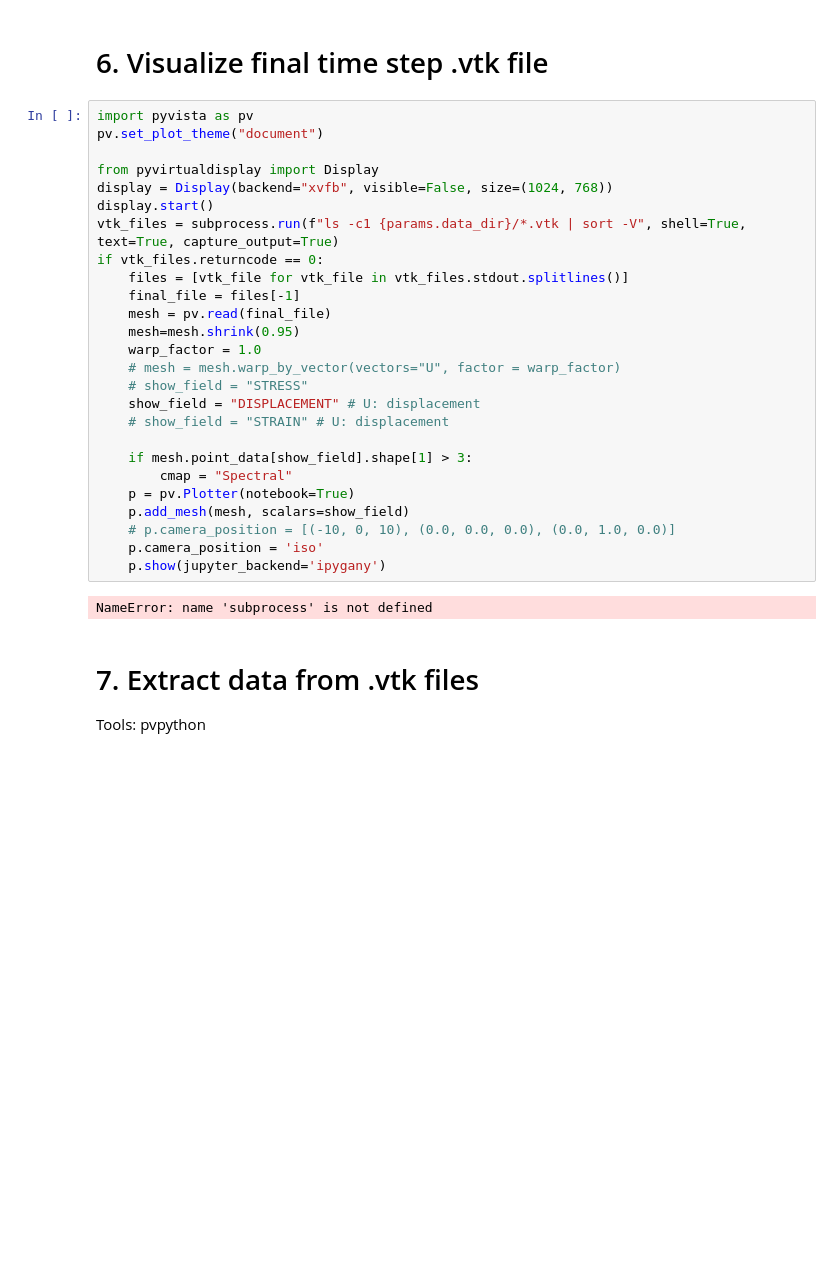
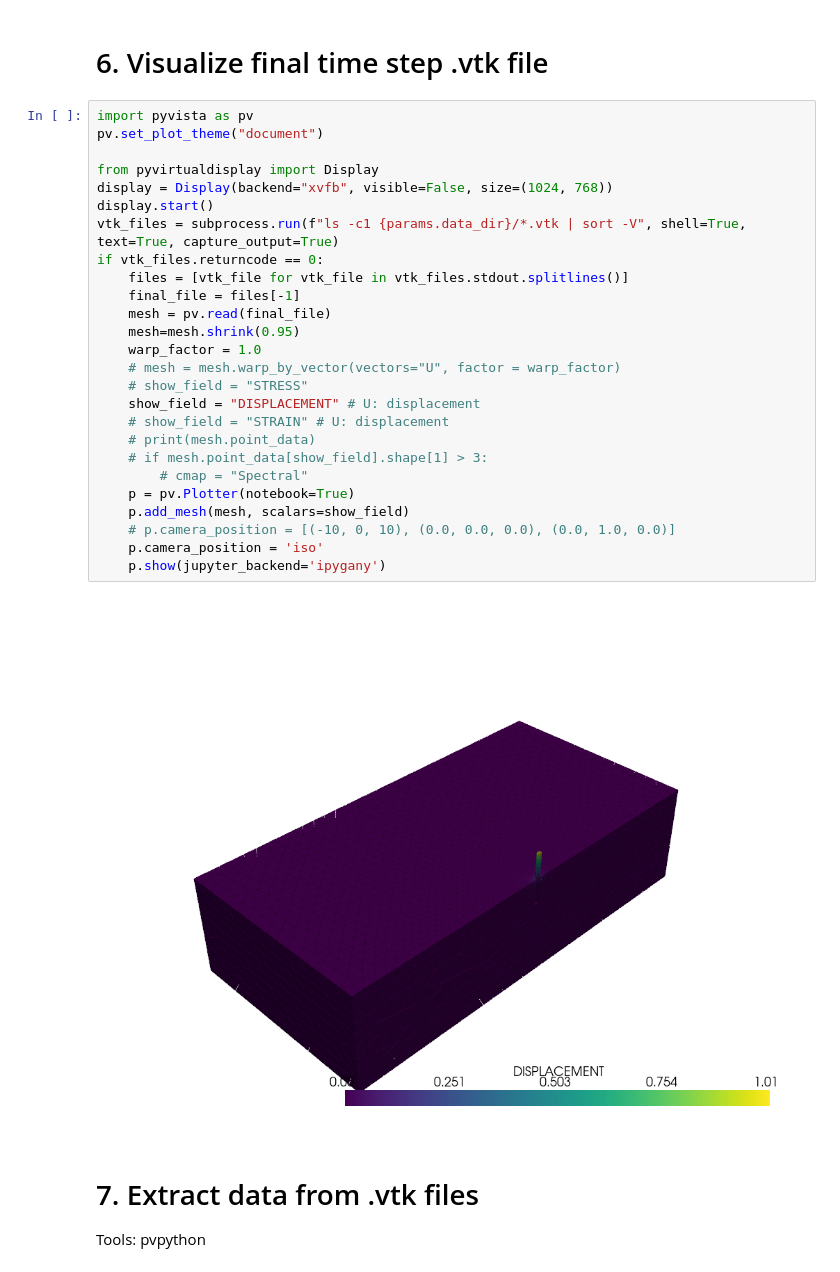
Before and after one commit to superflyer11/lateral_capacity_pipeline, a Jupyter notebook: mfront.ipynb, the cells around one changed output. Drawn from its saved outputs; the diff is of its cells as text; blank space fills up the shorter version.

```diff
--- a/mfront.ipynb
+++ b/mfront.ipynb
@@ -380,31 +353,31 @@ Done, taken Wall Time: 19.28 seconds, CPU Time: 0.06 seconds
 # %%
 import pyvista as pv
 pv.set_plot_theme("document")
 
 from pyvirtualdisplay import Display
 display = Display(backend="xvfb", visible=False, size=(1024, 768))
 display.start()
 vtk_files = subprocess.run(f"ls -c1 {params.data_dir}/*.vtk | sort -V", shell=True, text=True, capture_output=True)
 if vtk_files.returncode == 0:
     files = [vtk_file for vtk_file in vtk_files.stdout.splitlines()]
     final_file = files[-1]
     mesh = pv.read(final_file)
     mesh=mesh.shrink(0.95)
     warp_factor = 1.0
     # mesh = mesh.warp_by_vector(vectors="U", factor = warp_factor)
     # show_field = "STRESS"
     show_field = "DISPLACEMENT" # U: displacement
     # show_field = "STRAIN" # U: displacement
-
-    if mesh.point_data[show_field].shape[1] > 3:
-        cmap = "Spectral"
+    # print(mesh.point_data)
+    # if mesh.point_data[show_field].shape[1] > 3:
+        # cmap = "Spectral"
     p = pv.Plotter(notebook=True)
     p.add_mesh(mesh, scalars=show_field)
     # p.camera_position = [(-10, 0, 10), (0.0, 0.0, 0.0), (0.0, 1.0, 0.0)]
     p.camera_position = 'iso'
     p.show(jupyter_backend='ipygany')
 # %% [output]
-NameError: name 'subprocess' is not defined
+[figure, added]
 # %% [markdown]
 # 7. Extract data from .vtk files
 Tools:
```
Also changed, not shown: parts of 19 cells of this notebook, 7 other files.
